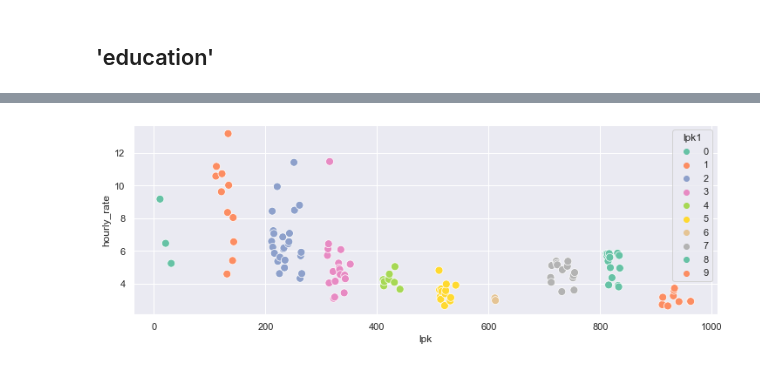
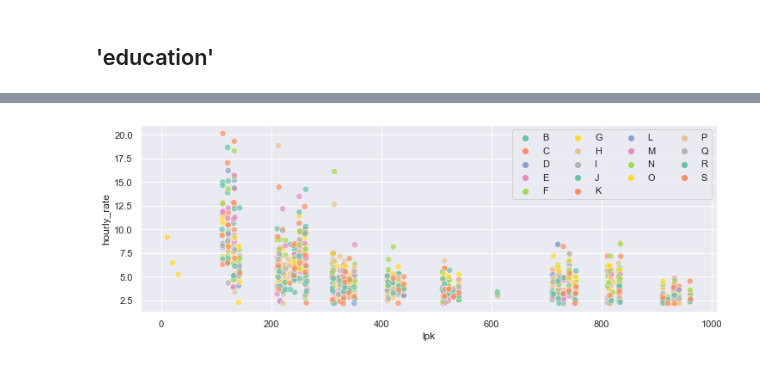
Before and after one commit to EdvinasStonevicius/LT-national-salary-analysis, a Jupyter notebook: python/Feature_engineering.ipynb, the cells around one changed output, grey strips where cells are left out. Cells and saved outputs as stored; diff of their text form; code cells hidden in the pictures.

```diff
--- a/python/Feature_engineering.ipynb
+++ b/python/Feature_engineering.ipynb
@@ -84,4 +73,4 @@ group1 group2 meandiff p-adj   lower   upper  reject
 # %% [markdown]
 Can be droped.
 # %%
-data2018ft.drop(columns='collective')
+data2018ft.drop(columns='collective', inplace=True)
@@ -135,5 +116,5 @@ group1 group2 meandiff p-adj   lower   upper  reject
 # %%
-reclassify = { '14-29': 'old_young', '30-39': '30-39', '40-49': '40-49', '50-59': 'old_young', '60+': 'argold_younge'}
+reclassify = { '14-29': 0, '30-39': 2, '40-49': 1, '50-59': 0, '60+': 0}
 data2018ft['age_class_nc']=data2018ft['age_class'].replace(reclassify)
 # %% [markdown]
 ## 'education'
@@ -156,0 +142,3 @@ group1 group2 meandiff p-adj lower  upper  reject
+# %%
+reclassify = { 'G1': 0, 'G2': 1, 'G3': 2, 'G4': 3}
+data2018ft['education_nc']=data2018ft['education'].replace(reclassify)
@@ -203,6 +212,7 @@ lpk_mean
 # %%
-lpk_mean = data2018ft.groupby(['lpk1', 'lpk'])['hourly_rate'].mean().to_frame().reset_index()
+lpk_nace = data2018ft.groupby(['nace', 'lpk'])['hourly_rate'].mean().to_frame().reset_index()
 # %%
-sns.scatterplot(data=lpk_mean, x='lpk', y='hourly_rate', hue='lpk1', s=80, palette='Set2');
+sns.scatterplot(data=lpk_nace, x='lpk', y='hourly_rate', hue='nace', s=50, alpha=0.7, palette='Set2')
+plt.legend(loc='upper right', ncol=4);
 # %% [output]
-[figure, old version]
+[figure, new version]
```
Also changed, not shown: parts of 21 cells of this notebook, 1 other file.
